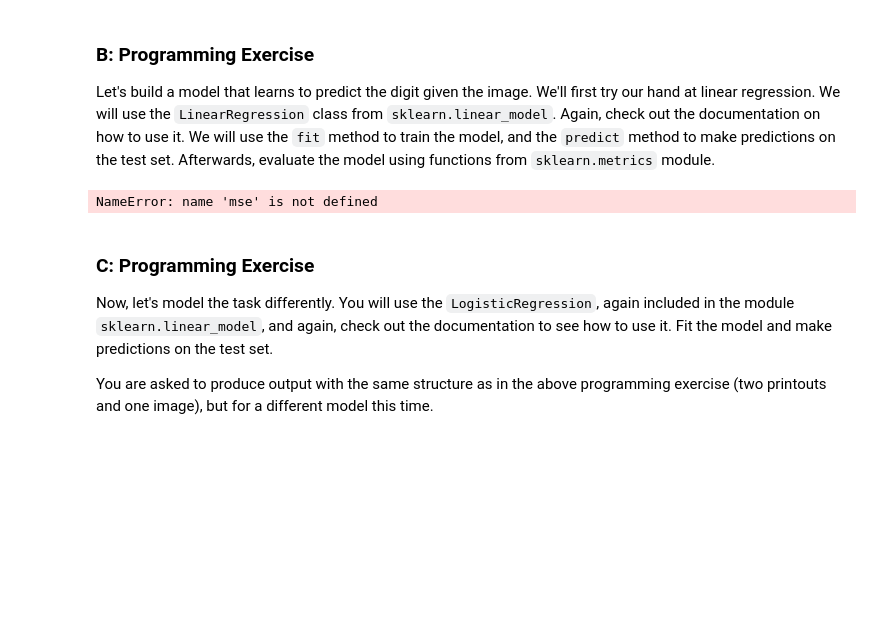
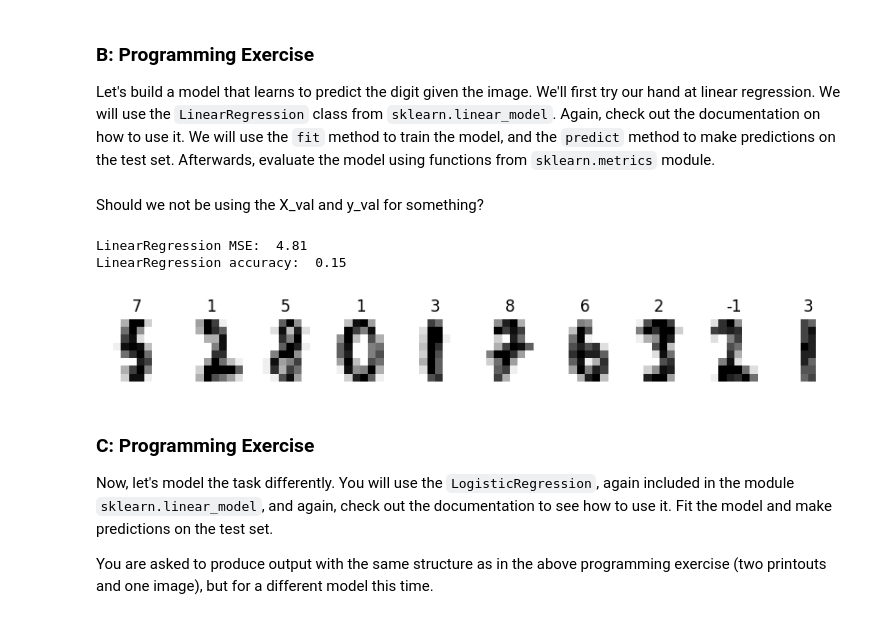
Before and after one commit to P1N60/Uni, a Jupyter notebook: VS-Code/GDS/GDS3_a/exercise3.ipynb, the cells around one changed output. Cells and saved outputs as stored; diff of their text form; code cells hidden in the pictures; blank space fills up the shorter version.

Commit message:
update IDMA problem set 3a: enhance clarity and accuracy of section content and headings

```diff
--- a/VS-Code/GDS/GDS3_a/exercise3.ipynb
+++ b/VS-Code/GDS/GDS3_a/exercise3.ipynb
@@ -75,19 +92,35 @@ array([[1.32097259e-311, 1.32146665e-311, 5.00000000e+000, ...,
 
 Let's build a model that learns to predict the digit given the image. We'll first try our hand at linear regression. We will use the `LinearRegression` class from `sklearn.linear_model`. Again, check out the documentation on how to use it. We will use the `fit` method to train the model, and the `predict` method to make predictions on the test set.
 Afterwards, evaluate the model using functions from `sklearn.metrics` module.
+# %%
+from sklearn.linear_model import LinearRegression
+from sklearn.metrics import mean_squared_error, accuracy_score
+
+# Training
+model = LinearRegression()
+model.fit(X_train, y_train)
+
+# Evaluation
+y_pred = model.predict(X_test)
+mse = format(mean_squared_error(y_test, y_pred), '.2f')
+acc = format(accuracy_score(y_test, np.round(y_pred)), '.2f')
+# %% [markdown]
+Should we not be using the X_val and y_val for something?
 # %%
 # DO NOT INSERT OR CHANGE ANYTHING BELOW
 print("LinearRegression MSE: ", mse)
 print("LinearRegression accuracy: ", acc)
 
 _, axes = plt.subplots(nrows=1, ncols=10, figsize=(10, 3))
-for ax, image, prediction in zip(axes, X_test, y_pred):
+for ax, image, prediction in zip(axes, X_test, np.round(y_pred)):
     ax.set_axis_off()
     image = image.reshape(8, 8)
     ax.imshow(image, cmap=plt.cm.gray_r, interpolation="nearest")
-    ax.set_title("%i" % prediction)
+    ax.set_title("%i" % np.round(prediction))
 # %% [output]
-NameError: name 'mse' is not defined
+LinearRegression MSE:  4.81
+LinearRegression accuracy:  0.15
+[figure, added]
 # %% [markdown]
 ### C: Programming Exercise
 
```
Also changed, not shown: parts of 7 cells of this notebook.
